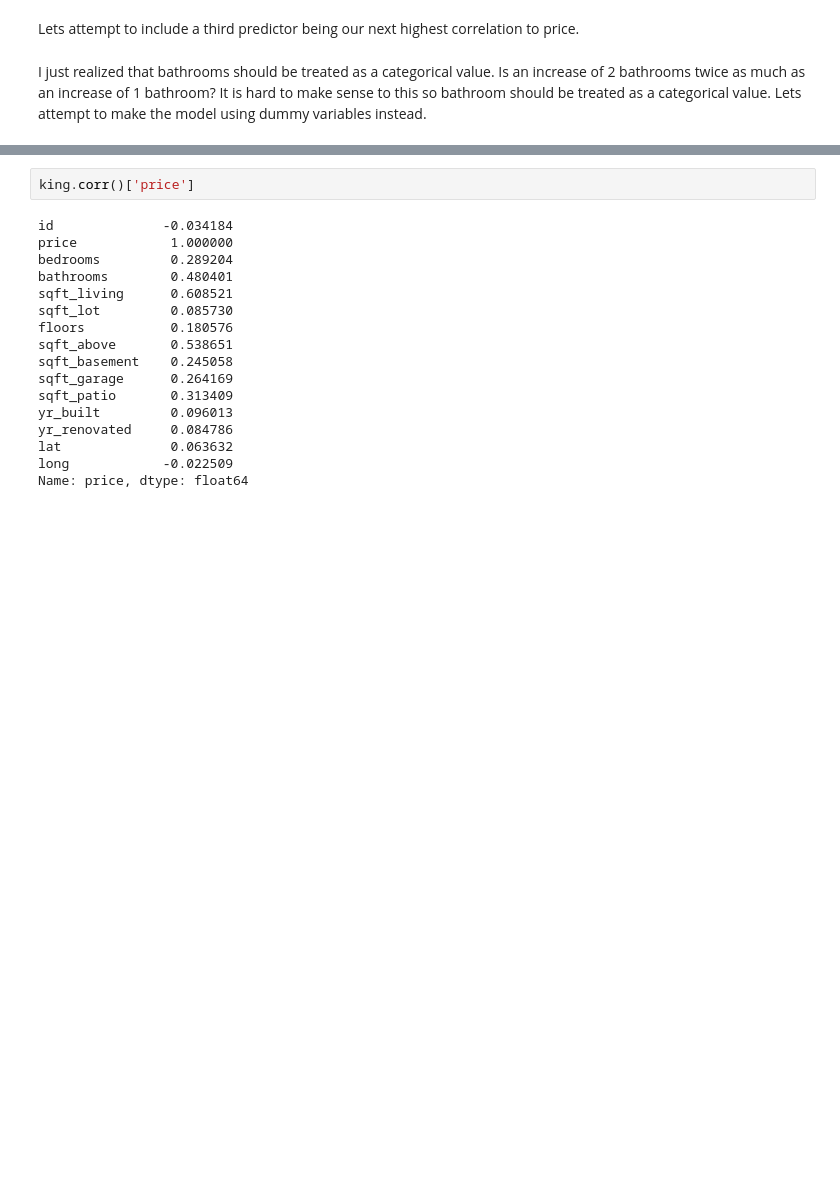
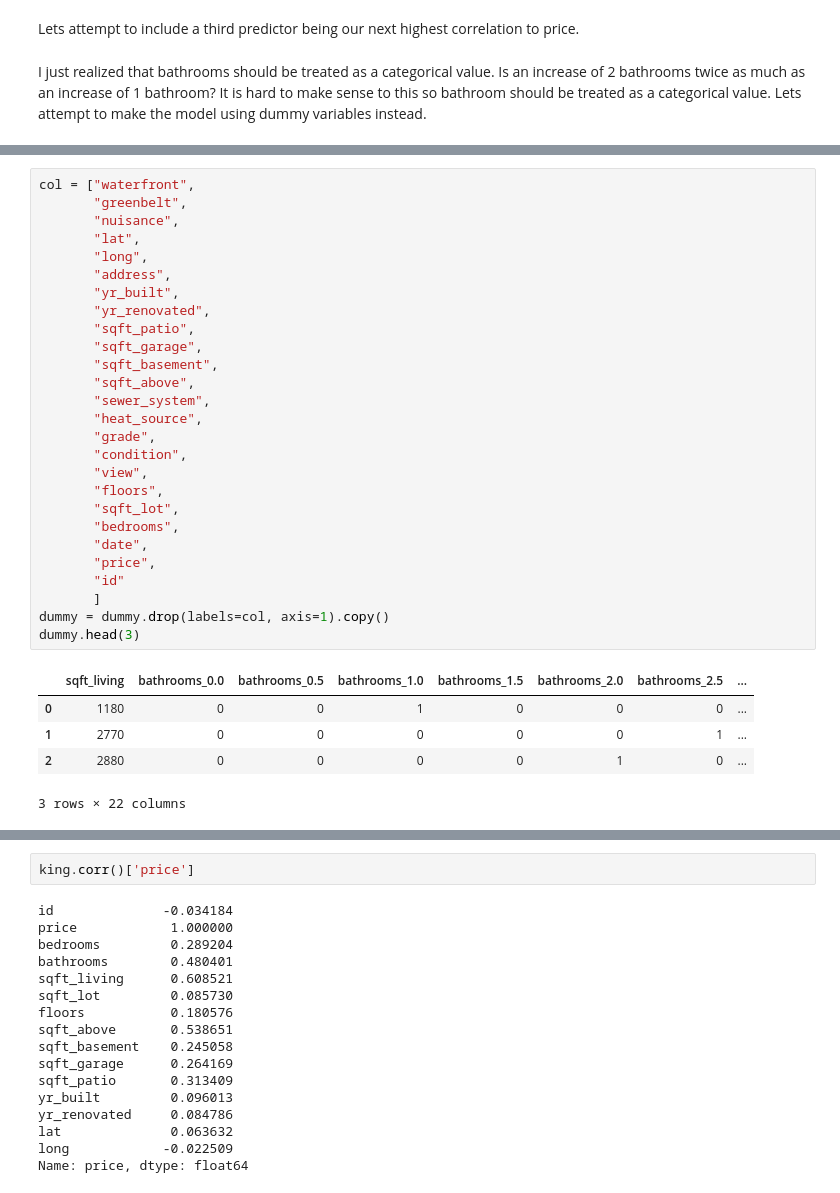
Before and after one commit to cristopher-d-delgado/Project_Linear_Regression_King_County, a Jupyter notebook: notebooks/exploratory.ipynb, the cells around one changed output, grey strips where cells are left out. Drawn from its saved outputs; the diff is of its cells as text; blank space fills up the shorter version.

```diff
--- a/notebooks/exploratory.ipynb
+++ b/notebooks/exploratory.ipynb
@@ -217,0 +248,33 @@ I just realized that bathrooms should be treated as a categorical value. Is an i
+# %%
+col = ["waterfront",
+       "greenbelt",
+       "nuisance",
+       "lat",
+       "long",
+       "address",
+       "yr_built",
+       "yr_renovated",
+       "sqft_patio",
+       "sqft_garage",
+       "sqft_basement",
+       "sqft_above",
+       "sewer_system",
+       "heat_source",
+       "grade",
+       "condition",
+       "view",
+       "floors",
+       "sqft_lot",
+       "bedrooms",
+       "date",
+       "price",
+       "id"
+       ]
+dummy = dummy.drop(labels=col, axis=1).copy()
+dummy.head(3)
+# %% [output]
+|  | sqft_living | bathrooms_0.0 | bathrooms_0.5 | bathrooms_1.0 | bathrooms_1.5 | bathrooms_2.0 | bathrooms_2.5 | ... |
+| 0 | 1180 | 0 | 0 | 1 | 0 | 0 | 0 | ... |
+| 1 | 2770 | 0 | 0 | 0 | 0 | 0 | 1 | ... |
+| 2 | 2880 | 0 | 0 | 0 | 0 | 1 | 0 | ... |
+3 rows × 22 columns
```
Also changed, not shown: parts of 14 cells of this notebook.
